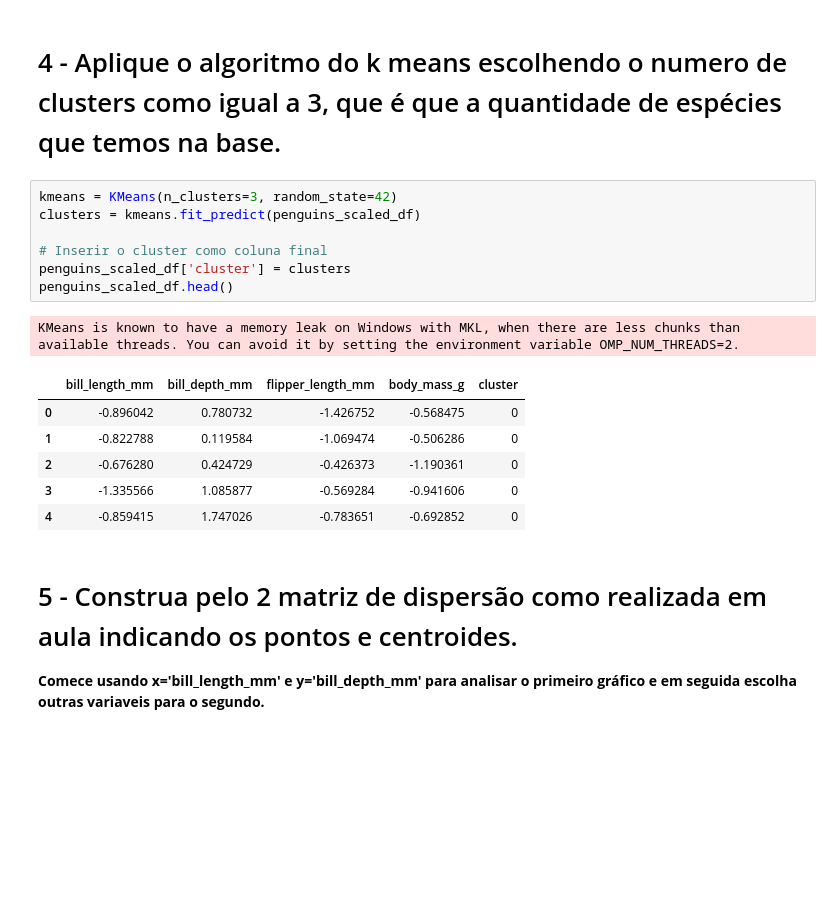
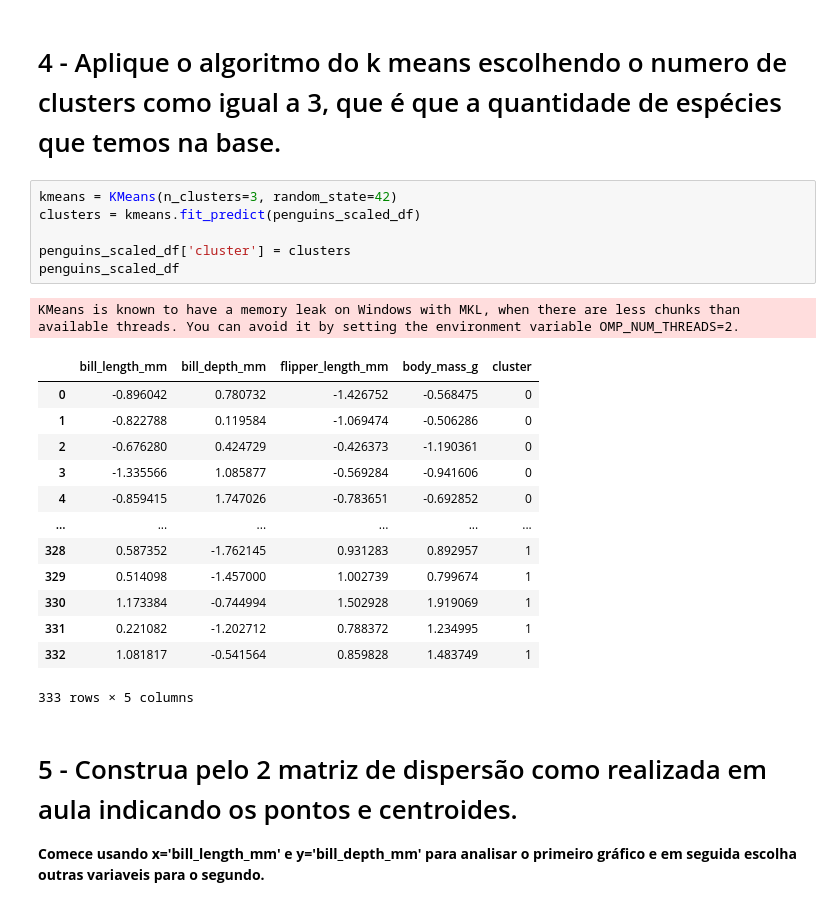
Before and after one commit to henry842/Penguins_KMeans_Clustering, a Jupyter notebook: Profissao Cientista de Dados M30 Pratique.ipynb, the cells around one changed output. Cells and saved outputs as stored; diff of their text form; blank space fills up the shorter version.

```diff
--- a/Profissao Cientista de Dados M30 Pratique.ipynb
+++ b/Profissao Cientista de Dados M30 Pratique.ipynb
@@ -128,18 +106,24 @@ penguins_scaled_df.head()
 # %%
 kmeans = KMeans(n_clusters=3, random_state=42)
 clusters = kmeans.fit_predict(penguins_scaled_df)
 
-# Inserir o cluster como coluna final
 penguins_scaled_df['cluster'] = clusters
-penguins_scaled_df.head()
+penguins_scaled_df
 # %% [output]
 KMeans is known to have a memory leak on Windows with MKL, when there are less chunks than available threads. You can avoid it by setting the environment variable OMP_NUM_THREADS=2.
 |  | bill_length_mm | bill_depth_mm | flipper_length_mm | body_mass_g | cluster |
 | 0 | -0.896042 | 0.780732 | -1.426752 | -0.568475 | 0 |
 | 1 | -0.822788 | 0.119584 | -1.069474 | -0.506286 | 0 |
 | 2 | -0.676280 | 0.424729 | -0.426373 | -1.190361 | 0 |
 | 3 | -1.335566 | 1.085877 | -0.569284 | -0.941606 | 0 |
 | 4 | -0.859415 | 1.747026 | -0.783651 | -0.692852 | 0 |
+| ... | ... | ... | ... | ... | ... |
+| 328 | 0.587352 | -1.762145 | 0.931283 | 0.892957 | 1 |
+| 329 | 0.514098 | -1.457000 | 1.002739 | 0.799674 | 1 |
+| 330 | 1.173384 | -0.744994 | 1.502928 | 1.919069 | 1 |
+| 331 | 0.221082 | -1.202712 | 0.788372 | 1.234995 | 1 |
+| 332 | 1.081817 | -0.541564 | 0.859828 | 1.483749 | 1 |
+333 rows × 5 columns
 # %% [markdown]
 # 5 - Construa pelo 2 matriz de dispersão como realizada em aula indicando os pontos e centroides.
 
```
Also changed, not shown: parts of 9 cells of this notebook.
